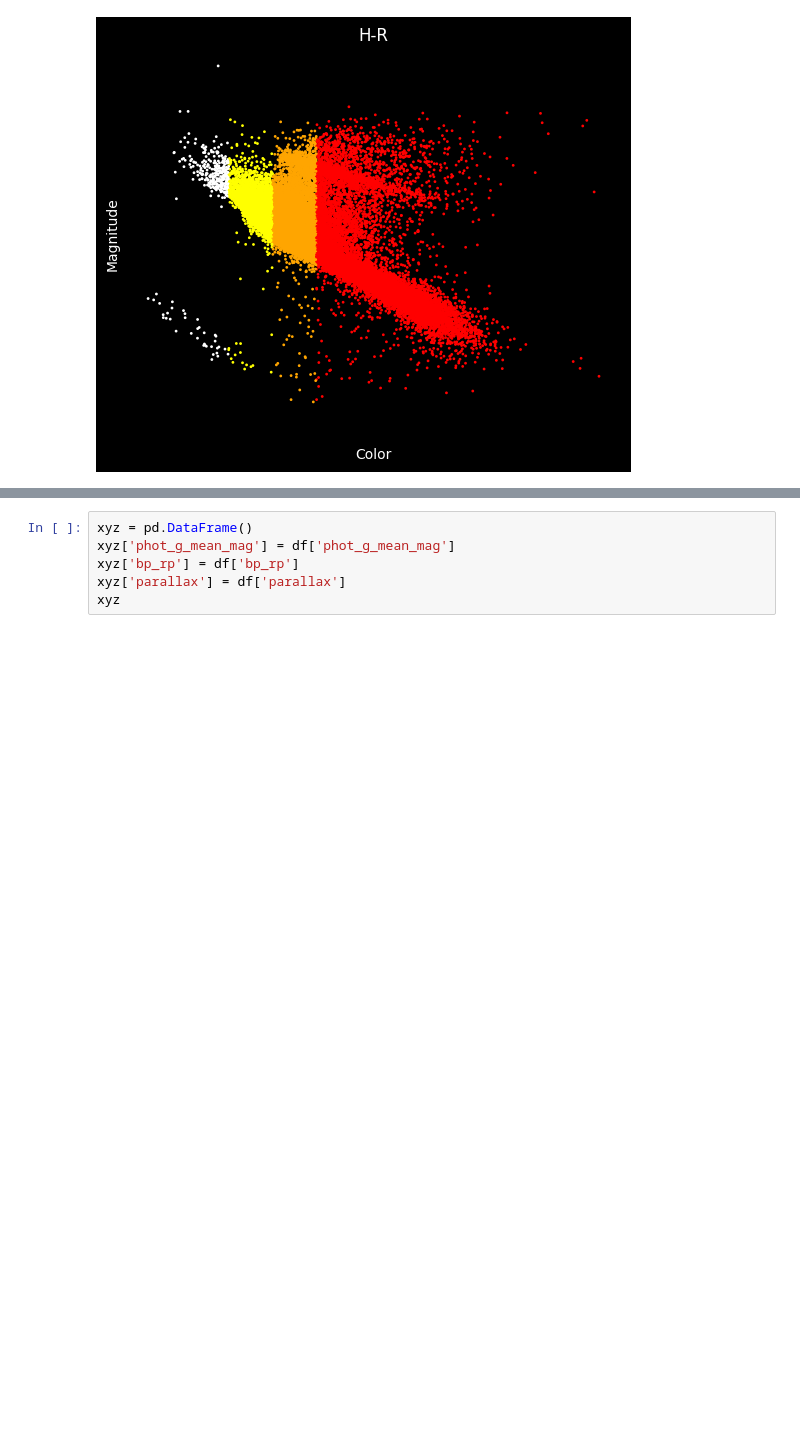
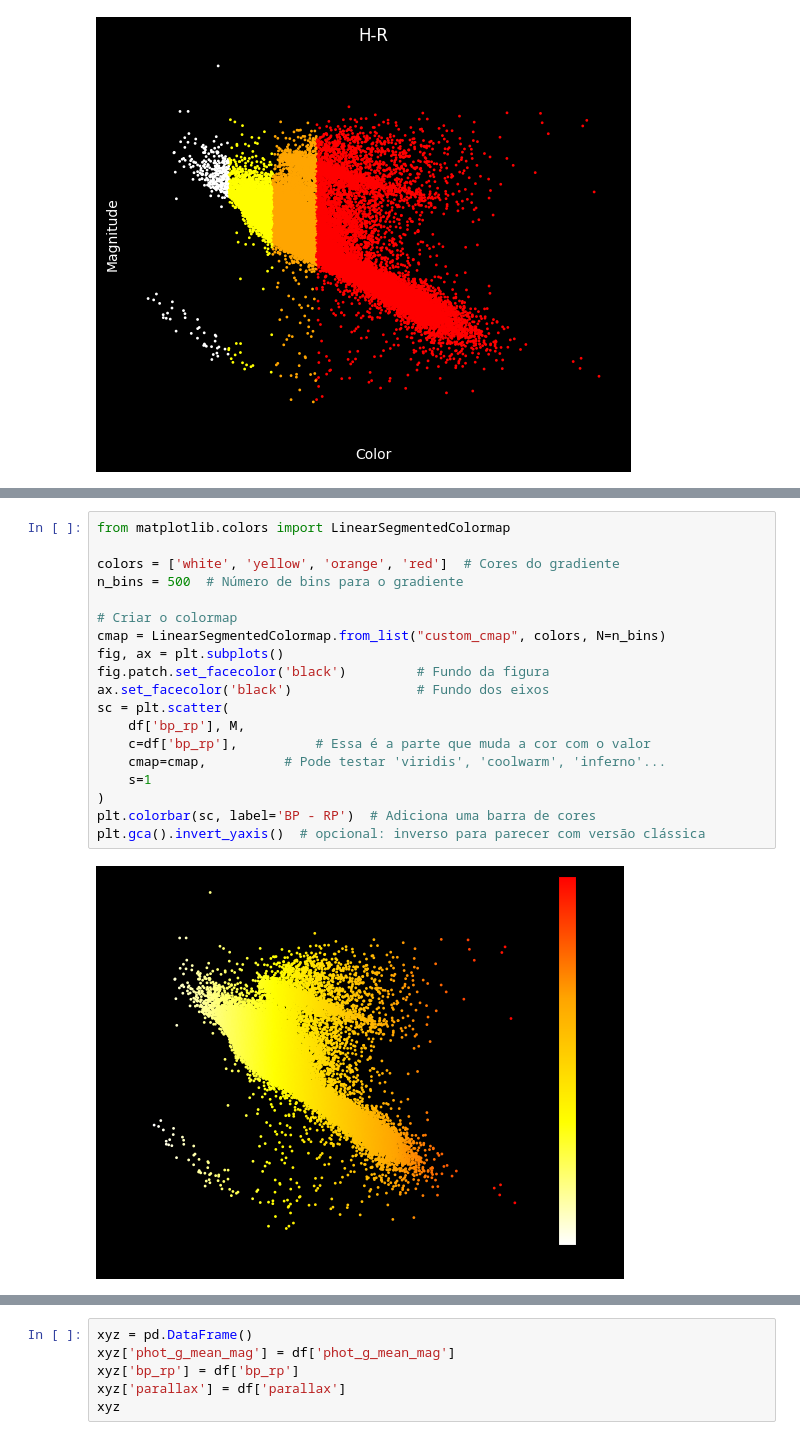
Before and after one commit to arturbernardo/data_stars, a Jupyter notebook: Gaia2Exploration.ipynb, the cells around one changed output, grey strips where cells are left out. Saved outputs shown, nothing was run; the diff lists cells and outputs as text; blank space fills up the shorter version.

```diff
--- a/Gaia2Exploration.ipynb
+++ b/Gaia2Exploration.ipynb
@@ -158,0 +171,21 @@ plt.show()
+# %%
+from matplotlib.colors import LinearSegmentedColormap
+
+colors = ['white', 'yellow', 'orange', 'red']  # Cores do gradiente
+n_bins = 500  # Número de bins para o gradiente
+
+# Criar o colormap
+cmap = LinearSegmentedColormap.from_list("custom_cmap", colors, N=n_bins)
+fig, ax = plt.subplots()
+fig.patch.set_facecolor('black')         # Fundo da figura
+ax.set_facecolor('black')                # Fundo dos eixos
+sc = plt.scatter(
+    df['bp_rp'], M,
+    c=df['bp_rp'],          # Essa é a parte que muda a cor com o valor
+    cmap=cmap,          # Pode testar 'viridis', 'coolwarm', 'inferno'...
+    s=1
+)
+plt.colorbar(sc, label='BP - RP')  # Adiciona uma barra de cores
+plt.gca().invert_yaxis()  # opcional: inverso para parecer com versão clássica
+# %% [output]
+[figure, added]
```
Also changed, not shown: parts of 3 cells of this notebook.
